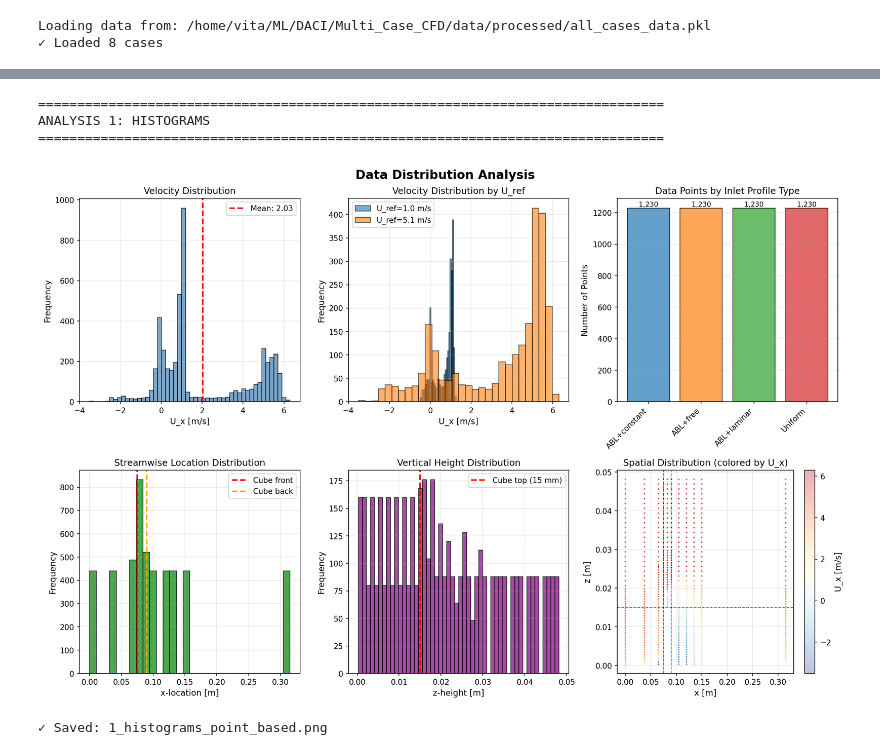
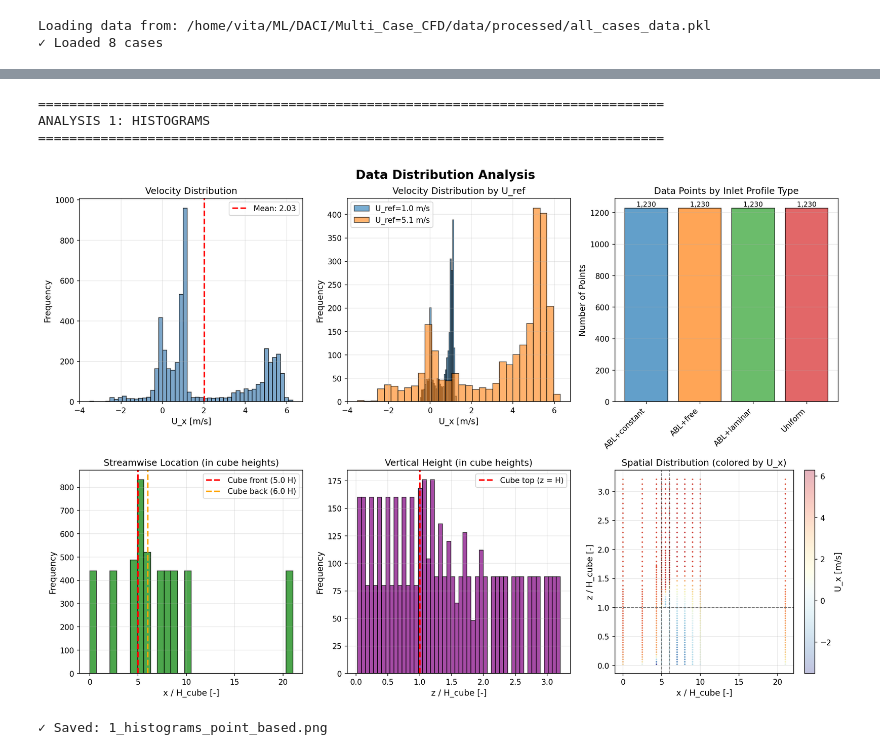
Before and after one commit to uhlirvit/DACI_Multi-case-cfd, a Jupyter notebook: notebooks/Step2__Data_analysis_Points_level.ipynb, the cells around one changed output, grey strips where cells are left out. Saved outputs shown, nothing was run; the diff lists cells and outputs as text; code cells hidden in the pictures.

```diff
--- a/notebooks/Step2__Data_analysis_Points_level.ipynb
+++ b/notebooks/Step2__Data_analysis_Points_level.ipynb
@@ -38,10 +38,14 @@ warnings.filterwarnings('ignore')
 INPUT_FILE = PROCESSED_DATA_DIR / 'all_cases_data.pkl'
 OUTPUT_DIR = FIGURES_DIR
 
-# Cube geometry (for reference)
-H_CUBE = 0.015  # meters
-X_CUBE_FRONT = 0.075
-X_CUBE_BACK = 0.090
+# Cube geometry
+H_CUBE = 0.015  # meters (cube height)
+X_CUBE_FRONT = 0.075  # meters (front face of cube)
+X_CUBE_BACK = 0.090  # meters (back face of cube)
+L_DOMAIN = 0.315  # meters (domain length for reference)
+
+# Flow regime boundaries (in cube heights from cube back)
+X_RECOVERY = 0.20  # meters - approximate start of recovered flow
 
 # Plot settings
 plt.rcParams['figure.dpi'] = 150
@@ -184,55 +229,54 @@ ax.set_ylabel('Number of Points')
 ax.set_title('Data Points by Inlet Profile Type')
 ax.grid(True, alpha=0.3, axis='y')
 
-# Add value labels on bars
 for i, bar in enumerate(bars):
     height = bar.get_height()
     ax.text(bar.get_x() + bar.get_width()/2., height,
             f'{int(height):,}', ha='center', va='bottom', fontsize=9)
 
-# 1.4 Stream-wise location (x)
+# 1.4 Stream-wise location (x) - NOW IN CUBE HEIGHTS
 ax = axes[1, 0]
-ax.hist(df['x'], bins=30, edgecolor='black', alpha=0.7, color='green')
-ax.set_xlabel('x-location [m]')
+ax.hist(df['x_norm'], bins=30, edgecolor='black', alpha=0.7, color='green')
+ax.set_xlabel('x / H_cube [-]')
 ax.set_ylabel('Frequency')
-ax.set_title('Streamwise Location Distribution')
-ax.axvline(0.075, color='red', linestyle='--', linewidth=2, label='Cube front')
-ax.axvline(0.090, color='orange', linestyle='--', linewidth=2, label='Cube back')
+ax.set_title('Streamwise Location (in cube heights)')
+ax.axvline(X_CUBE_FRONT / H_CUBE, color='red', linestyle='--', linewidth=2, label=f'Cube front ({X_CUBE_FRONT/H_CUBE:.1f} H)')
+ax.axvline(X_CUBE_BACK / H_CUBE, color='orange', linestyle='--', linewidth=2, label=f'Cube back ({X_CUBE_BACK/H_CUBE:.1f} H)')
 ax.legend()
 ax.grid(True, alpha=0.3)
 
-# 1.5 Vertical location (z)
+# 1.5 Vertical location (z) - IN CUBE HEIGHTS
 ax = axes[1, 1]
-ax.hist(df['z'], bins=50, edgecolor='black', alpha=0.7, color='purple')
-ax.set_xlabel('z-height [m]')
+ax.hist(df['z_norm'], bins=50, edgecolor='black', alpha=0.7, color='purple')
+ax.set_xlabel('z / H_cube [-]')
 ax.set_ylabel('Frequency')
-ax.set_title('Vertical Height Distribution')
-ax.axvline(H_CUBE, color='red', linestyle='--', linewidth=2, label=f'Cube top ({H_CUBE*1000:.0f} mm)')
+ax.set_title('Vertical Height (in cube heights)')
+ax.axvline(1.0, color='red', linestyle='--', linewidth=2, label='Cube top (z = H)')
 ax.legend()
 ax.grid(True, alpha=0.3)
 
-# 1.6 2D spatial distribution
+# 1.6 2D spatial distribution with flow regimes
 ax = axes[1, 2]
-scatter = ax.scatter(df['x'], df['z'], c=df['U_x'], s=1, alpha=0.3, cmap='RdYlBu_r')
-ax.set_xlabel('x [m]')
-ax.set_ylabel('z [m]')
+scatter = ax.scatter(df['x_norm'], df['z_norm'], c=df['U_x'], s=1, alpha=0.3, cmap='RdYlBu_r')
+ax.set_xlabel('x / H_cube [-]')
+ax.set_ylabel('z / H_cube [-]')
 ax.set_title('Spatial Distribution (colored by U_x)')
-ax.axvline(0.075, color='black', linestyle='--', linewidth=1, alpha=0.5)
-ax.axvline(0.090, color='black', linestyle='--', linewidth=1, alpha=0.5)
-ax.axhline(H_CUBE, color='black', linestyle='--', linewidth=1, alpha=0.5)
+ax.axvline(X_CUBE_FRONT / H_CUBE, color='black', linestyle='--', linewidth=1, alpha=0.5)
+ax.axvline(X_CUBE_BACK / H_CUBE, color='black', linestyle='--', linewidth=1, alpha=0.5)
+ax.axhline(1.0, color='black', linestyle='--', linewidth=1, alpha=0.5)
 plt.colorbar(scatter, ax=ax, label='U_x [m/s]')
 ax.grid(True, alpha=0.3)
 
 plt.tight_layout()
 plt.savefig(OUTPUT_DIR / '1_histograms_point_based.png', dpi=300, bbox_inches='tight')
 plt.show()
 print("✓ Saved: 1_histograms_point_based.png")
 plt.close()
 # %% [output]
 ================================================================================
 ANALYSIS 1: HISTOGRAMS
 ================================================================================
-[figure, old version]
+[figure, new version]
 ✓ Saved: 1_histograms_point_based.png
 # %%
 # ============================================================================
```
Also changed, not shown: parts of 8 cells of this notebook, 7 other files.
